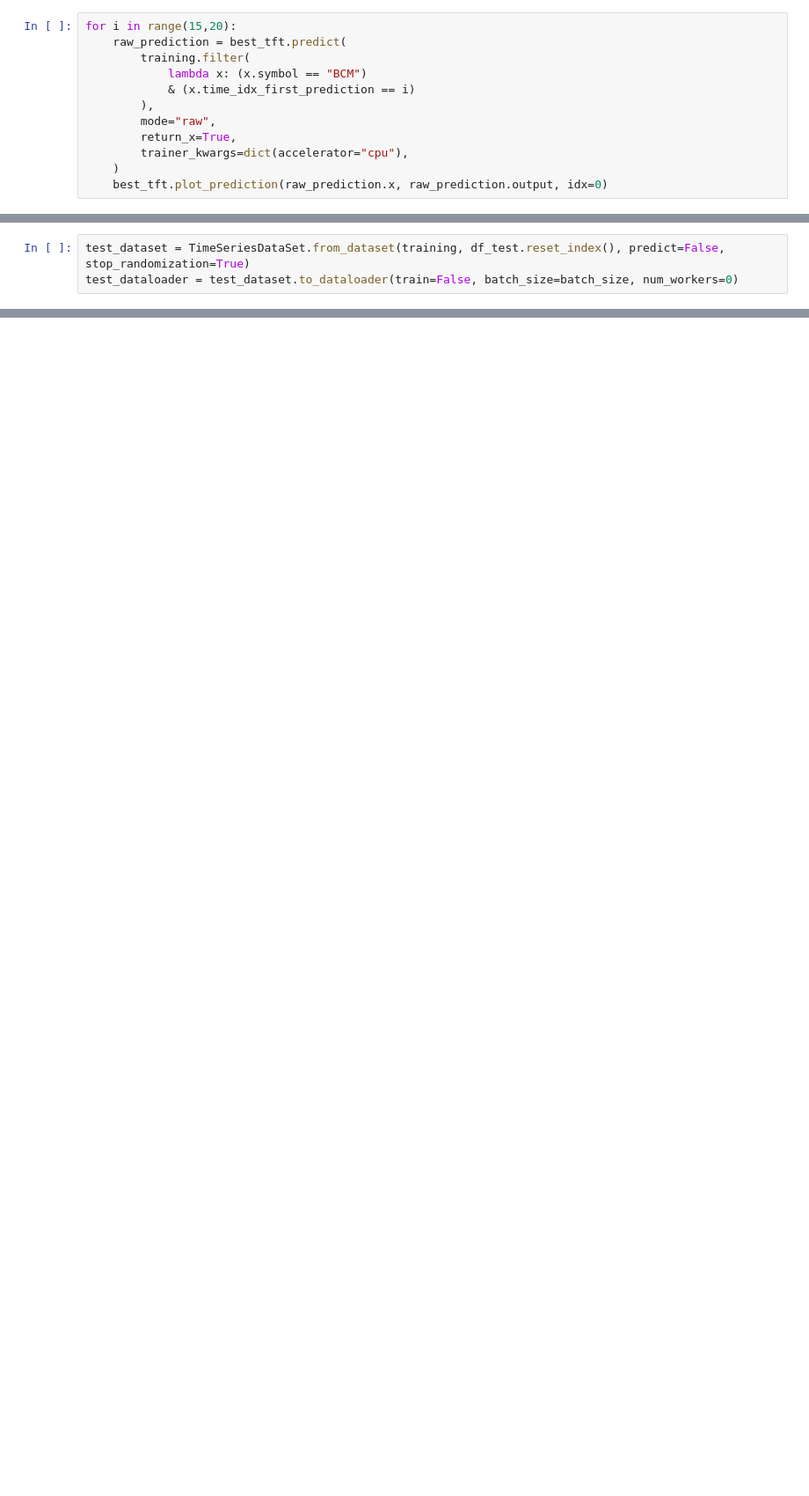
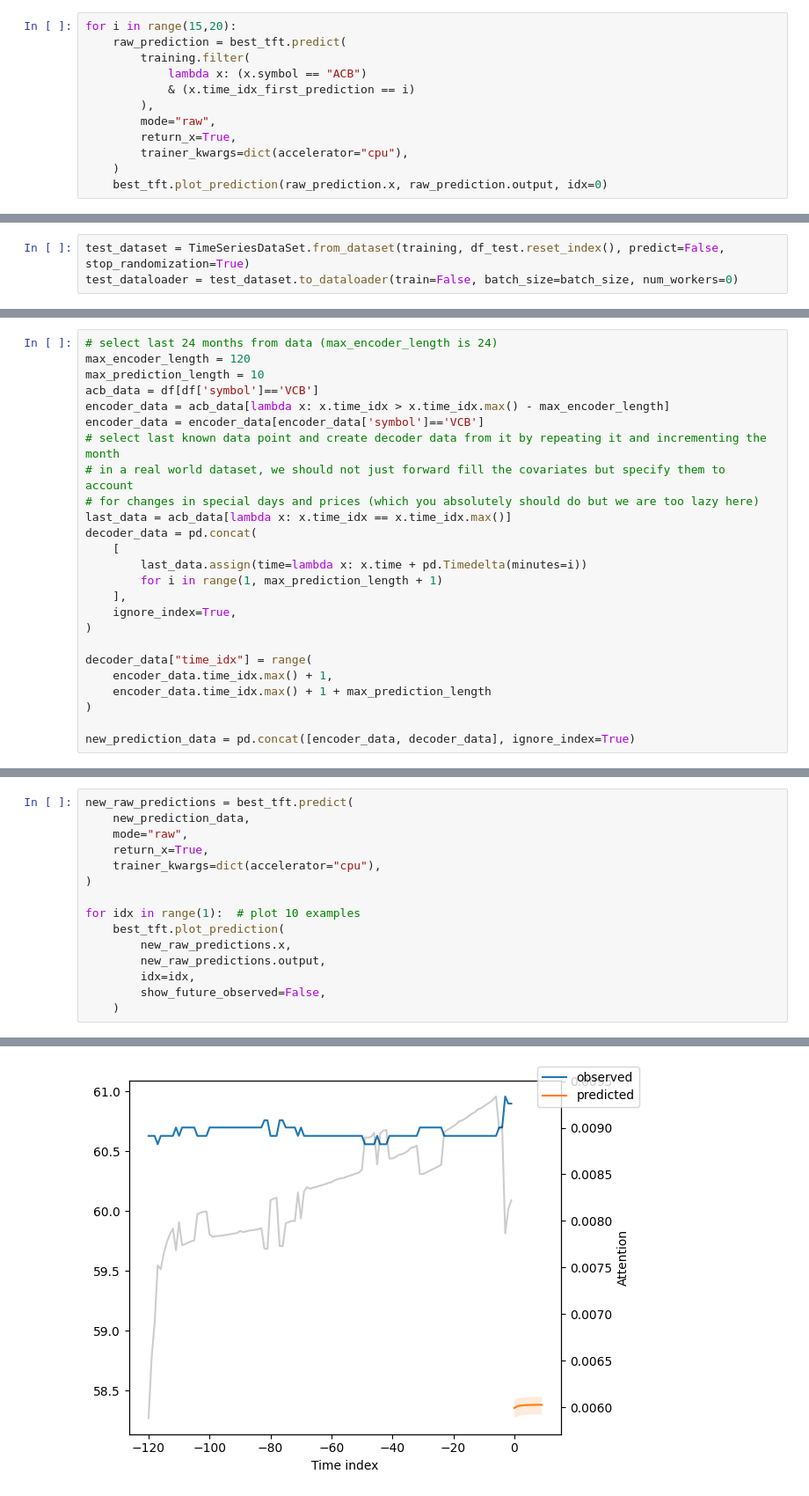
Before and after one commit to Amature123/seminar, a Jupyter notebook: test_api/stocks_prediction_with_tft_model-2.ipynb, the cells around one changed output, grey strips where cells are left out. Shown at 88% size. Saved outputs shown, nothing was run; the diff lists cells and outputs as text; blank space fills up the shorter version.

```diff
--- a/test_api/stocks_prediction_with_tft_model-2.ipynb
+++ b/test_api/stocks_prediction_with_tft_model-2.ipynb
@@ -505,7 +599,7 @@ df_train[df_train['time_idx']==15]
 for i in range(15,20):
     raw_prediction = best_tft.predict(
         training.filter(
-            lambda x: (x.symbol == "BCM")
+            lambda x: (x.symbol == "ACB")
             & (x.time_idx_first_prediction == i)
         ),
         mode="raw",
@@ -661,0 +750,25 @@ RetryError: RetryError[<Future at 0x... state=finished raised ValueError>]
+# %%
+# select last 24 months from data (max_encoder_length is 24)
+max_encoder_length = 120
+max_prediction_length = 10
+acb_data = df[df['symbol']=='VCB']
+encoder_data = acb_data[lambda x: x.time_idx > x.time_idx.max() - max_encoder_length]
+encoder_data = encoder_data[encoder_data['symbol']=='VCB']
+# select last known data point and create decoder data from it by repeating it and incrementing the month
+# in a real world dataset, we should not just forward fill the covariates but specify them to account
+# for changes in special days and prices (which you absolutely should do but we are too lazy here)
+last_data = acb_data[lambda x: x.time_idx == x.time_idx.max()]
+decoder_data = pd.concat(
+    [
+        last_data.assign(time=lambda x: x.time + pd.Timedelta(minutes=i))
+        for i in range(1, max_prediction_length + 1)
+    ],
+    ignore_index=True,
+)
+
+decoder_data["time_idx"] = range(
+    encoder_data.time_idx.max() + 1,
+    encoder_data.time_idx.max() + 1 + max_prediction_length
+)
+
+new_prediction_data = pd.concat([encoder_data, decoder_data], ignore_index=True)
@@ -661,0 +829,16 @@ RetryError: RetryError[<Future at 0x... state=finished raised ValueError>]
+# %%
+new_raw_predictions = best_tft.predict(
+    new_prediction_data,
+    mode="raw",
+    return_x=True,
+    trainer_kwargs=dict(accelerator="cpu"),
+)
+
+for idx in range(1):  # plot 10 examples
+    best_tft.plot_prediction(
+        new_raw_predictions.x,
+        new_raw_predictions.output,
+        idx=idx,
+        show_future_observed=False,
+    )
+# %% [output]
@@ -661,0 +848 @@ RetryError: RetryError[<Future at 0x... state=finished raised ValueError>]
+[figure, added]
```
Also changed, not shown: parts of 33 cells of this notebook, 30 other files.
